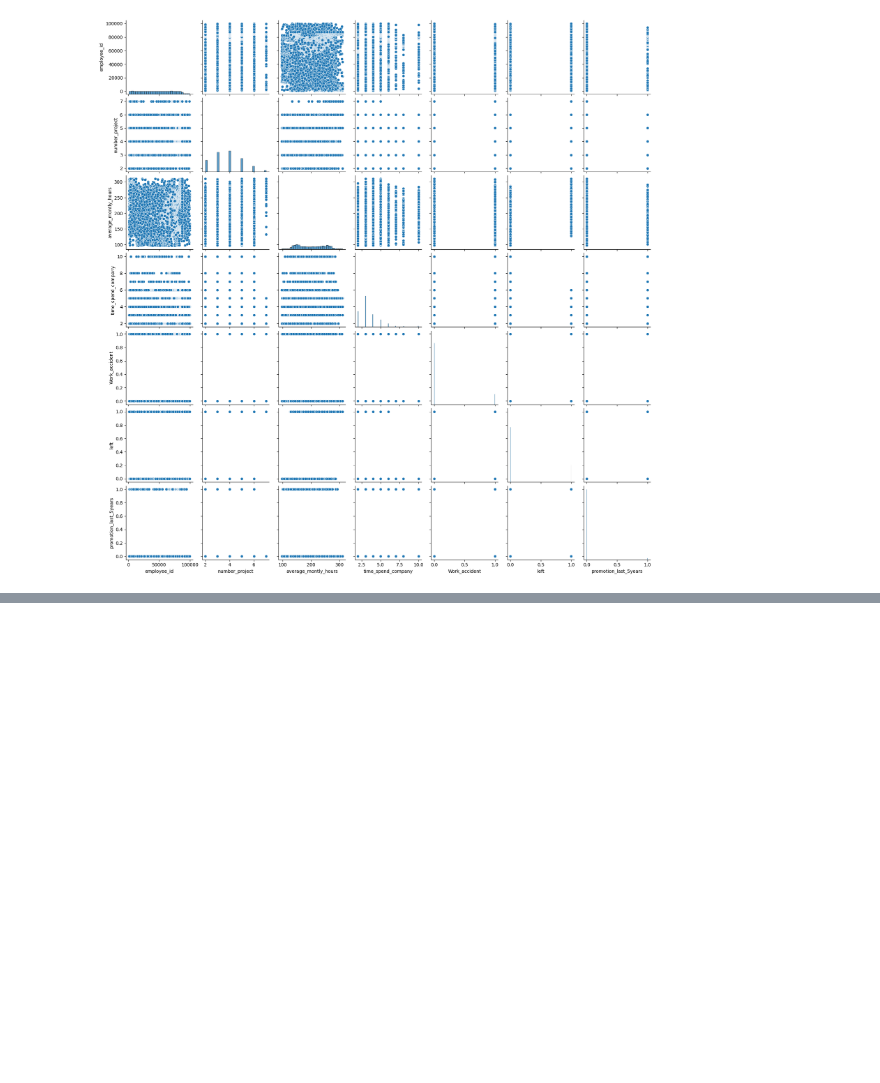
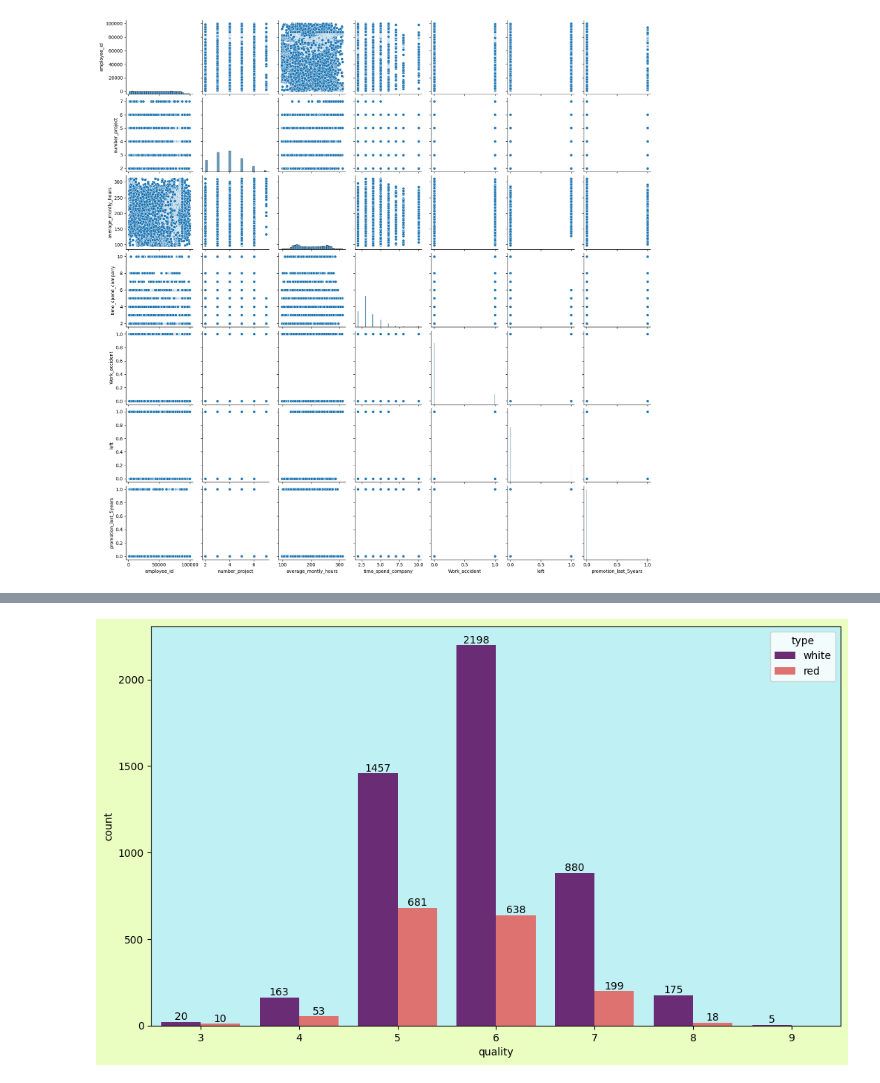
Before and after one commit to ansarali3339/Pyhton-Libaries, a Jupyter notebook: seaborn.ipynb, the cells around one changed output, grey strips where cells are left out. Cells and saved outputs as stored; diff of their text form; code cells hidden in the pictures; blank space fills up the shorter version.

```diff
--- a/seaborn.ipynb
+++ b/seaborn.ipynb
@@ -179,6 +179,7 @@ sns.pairplot(tips,hue='sex')
 [figure]
 # %%
 amz=pd.read_csv('amzz.csv',encoding='ISO-8859-1')
+wq=pd.read_csv('winequality.csv')
 # %%
 sns.pairplot(amz)
 # %% [output]
@@ -200,0 +257,8 @@ sns.pairplot(hr)
+# %%
+plt.figure(figsize=(12,7),facecolor="#E8FEB8DA")
+a=sns.countplot(x='quality',data=wq,hue='type',palette='magma')
+plt.gca().set_facecolor("#B8EFFEDA")
+for i in a.containers:
+    a.bar_label(i)
+# %% [output]
+[figure, added]
```
Also changed, not shown: parts of 31 cells of this notebook.
